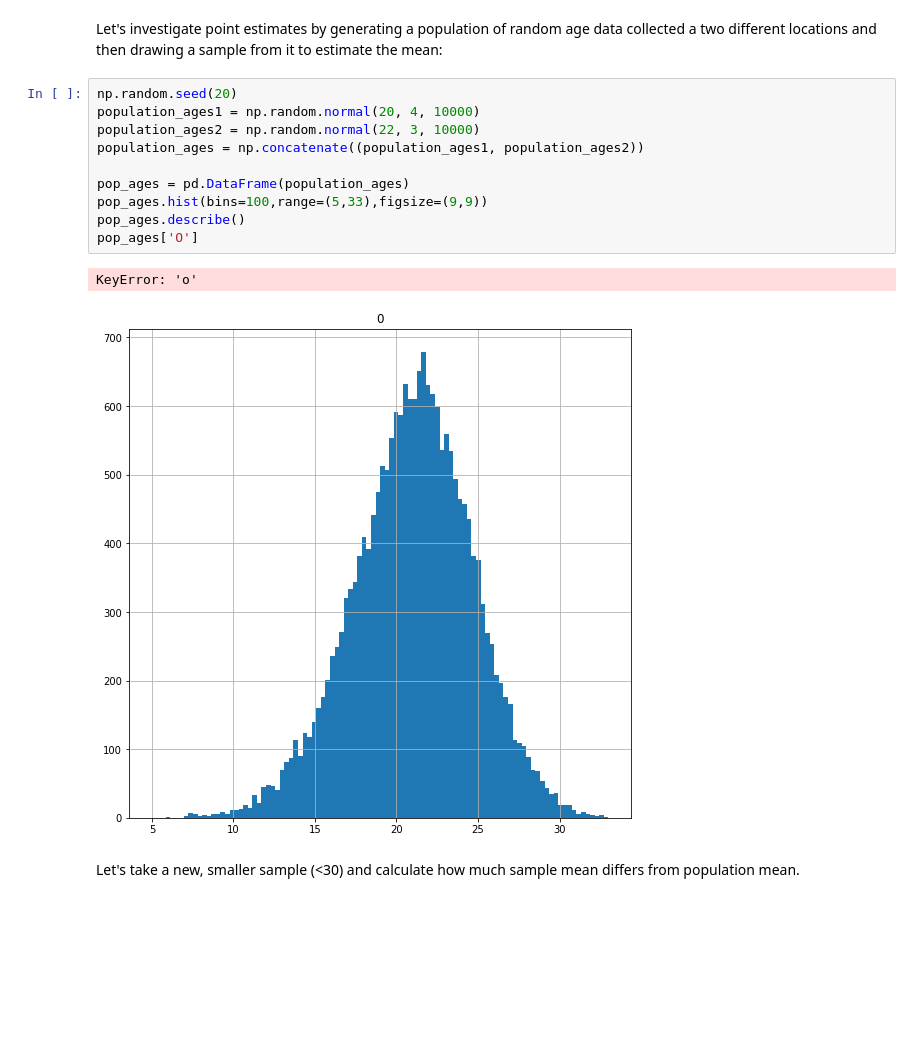
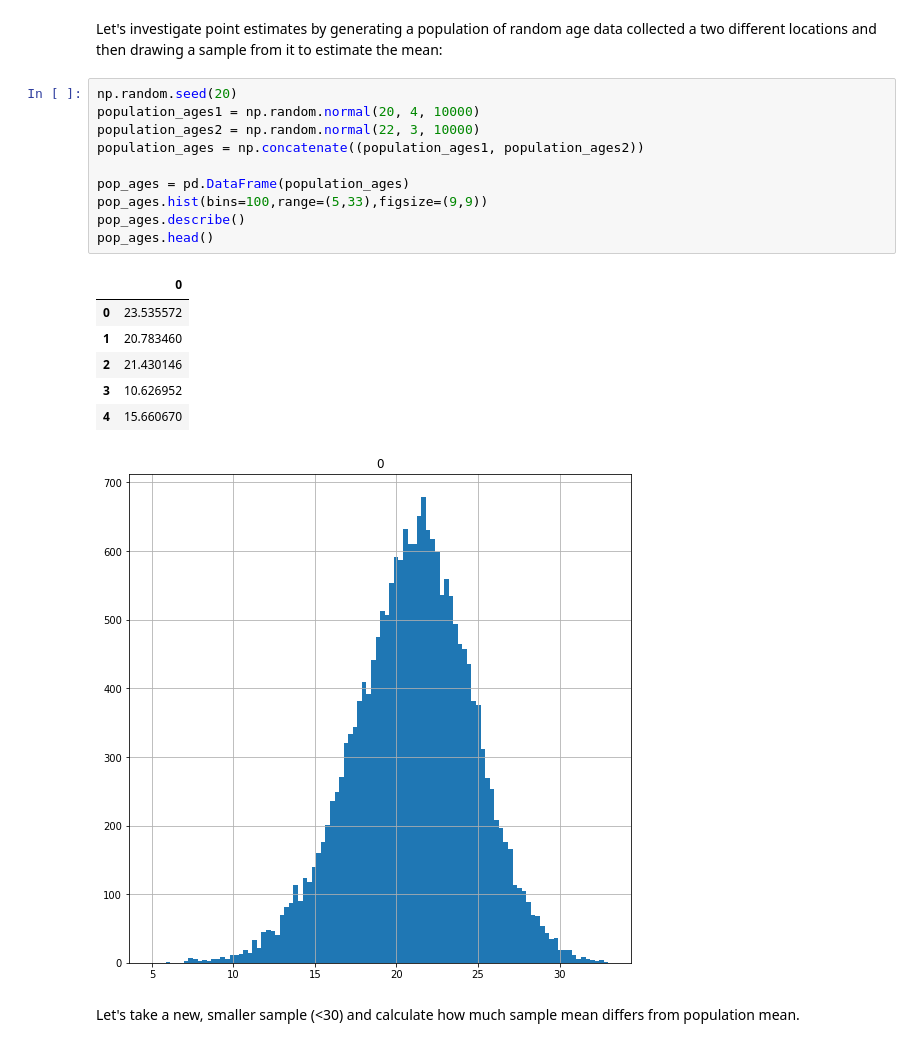
Before and after one commit to jeussantiago/dsc-2-19-17-confidence-intervals-with-t-distribution-lab-nyc-ds-career-031119, a Jupyter notebook: index.ipynb, the cells around one changed output. Cells and saved outputs as stored; diff of their text form; blank space fills up the shorter version.

```diff
--- a/index.ipynb
+++ b/index.ipynb
@@ -37,15 +37,20 @@ Let's investigate point estimates by generating a population of random age data
 # %%
 np.random.seed(20)
 population_ages1 = np.random.normal(20, 4, 10000)
 population_ages2 = np.random.normal(22, 3, 10000)
 population_ages = np.concatenate((population_ages1, population_ages2))
 
 pop_ages = pd.DataFrame(population_ages)
 pop_ages.hist(bins=100,range=(5,33),figsize=(9,9))
 pop_ages.describe()
-pop_ages['O']
+pop_ages.head()
 # %% [output]
-KeyError: 'o'
+|  | 0 |
+| 0 | 23.535572 |
+| 1 | 20.783460 |
+| 2 | 21.430146 |
+| 3 | 10.626952 |
+| 4 | 15.660670 |
 [figure]
 # %% [markdown]
 Let's take a new, smaller sample (<30) and calculate how much sample mean differs from population mean.
```
